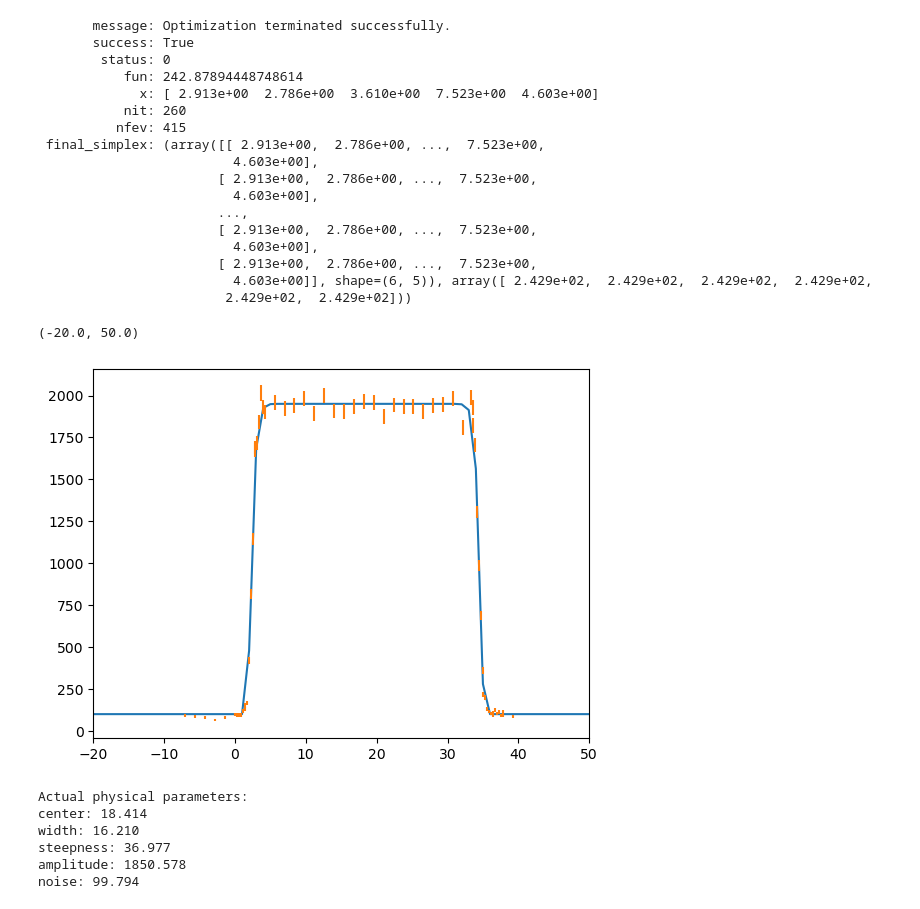
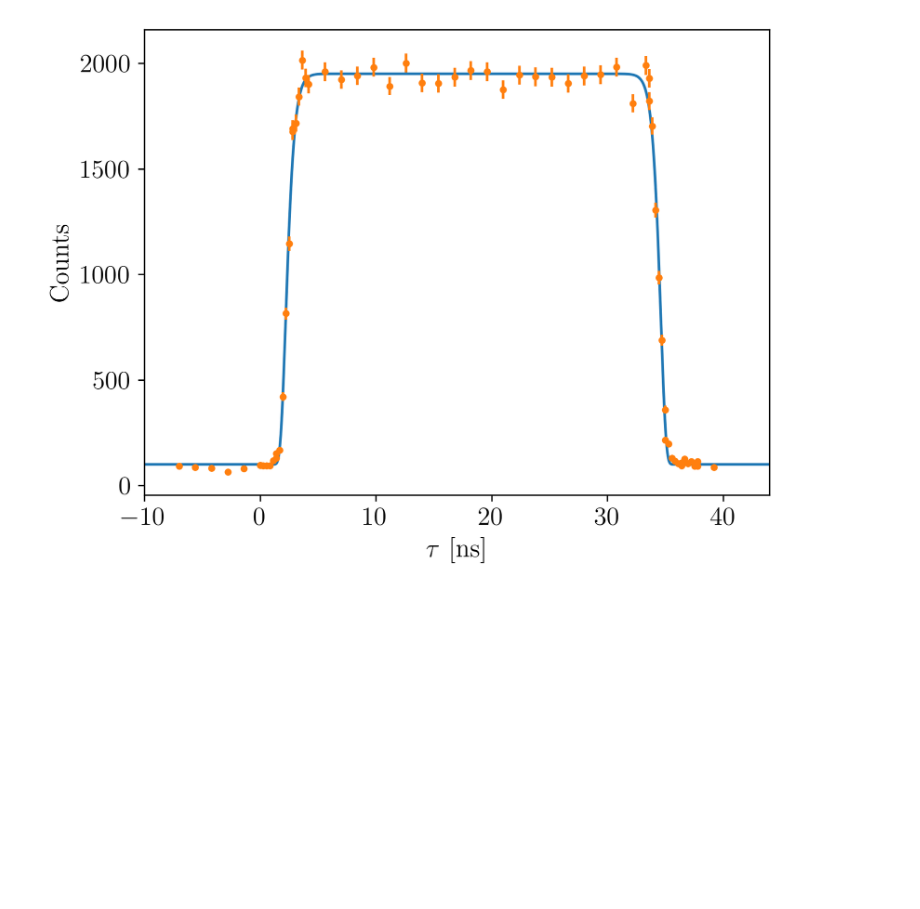
Before and after one commit to andres-luengo/alden-andres-max-most-dangerous-4450-trio, a Jupyter notebook: step_fit.ipynb, the cells around one changed output. Drawn from its saved outputs; the diff is of its cells as text; code cells hidden in the pictures; blank space fills up the shorter version.

```diff
--- a/step_fit.ipynb
+++ b/step_fit.ipynb
@@ -32,7 +12,13 @@ plt.scatter(df['Actual Tau?'], df['Actual Counts'])
+# %%
+#plot settings
+plt.rcParams.update({
+    "text.usetex": True,
+    "font.family": "serif",
+    "text.latex.preamble": r"\usepackage{amsmath}"
+})
+plt.rcParams["font.size"] = 15
 # %%
 def step_model(x, center, width, steepness, amplitude, noise):
     x = np.array(x)
     y = amplitude * np.exp(-((np.abs(x - center) / width)**steepness)) + noise
     return y
-# %%
-p0 = [20, 15, 60, 1800, 100]
@@ -51,46 +29,17 @@ def loss(theta):
     return np.sum((y_data - y_mod)**2/y_data)
 # %%
 opt_res = minimize(lambda p: loss(np.exp(p)), np.log(p0), method="Nelder-Mead")
-
-# opt_res.x = np.exp(opt_res.x)
-opt_res
-# %% [output]
-       message: Optimization terminated successfully.
-       success: True
-        status: 0
-           fun: 242.87894448748614
-             x: [ 2.913e+00  2.786e+00  3.610e+00  7.523e+00  4.603e+00]
-           nit: 260
-          nfev: 415
- final_simplex: (array([[ 2.913e+00,  2.786e+00, ...,  7.523e+00,
-                         4.603e+00],
-                       [ 2.913e+00,  2.786e+00, ...,  7.523e+00,
-                         4.603e+00],
-                       ...,
-                       [ 2.913e+00,  2.786e+00, ...,  7.523e+00,
-                         4.603e+00],
-                       [ 2.913e+00,  2.786e+00, ...,  7.523e+00,
-                         4.603e+00]], shape=(6, 5)), array([ 2.429e+02,  2.429e+02,  2.429e+02,  2.429e+02,
-                        2.429e+02,  2.429e+02]))
 # %%
-x = np.linspace(-70, 70, 141)
+fig, ax = plt.subplots(dpi = 300)
+
+x = np.linspace(-70, 70, 5000)
 y = step_model(x, *np.exp(opt_res.x))
-plt.plot(x, y)
-plt.errorbar(df['Actual Tau?'], df['Actual Counts'], np.sqrt(df['Actual Counts']), ls="")
-plt.xlim(-20, 50)
+ax.plot(x, y)
+ax.errorbar(df['Actual Tau?'], df['Actual Counts'], np.sqrt(df['Actual Counts']), ls="", marker = ".")
+ax.set_xlabel("$\\tau$ [ns]")
+ax.set_ylabel("Counts")
+ax.set_xlim(-10, 44)
+plt.savefig("tau_fit.png")
 # %% [output]
-(-20.0, 50.0)
-[figure, old version]
+[figure, new version]
-# %%
-print("Actual physical parameters:")
-param_labels = ["center", "width", "steepness", "amplitude", "noise"]
-for label, val in zip(param_labels, np.exp(opt_res.x)):
-    print(f"{label}: {val:.3f}")
-# %% [output]
-Actual physical parameters:
-center: 18.414
-width: 16.210
-steepness: 36.977
-amplitude: 1850.578
-noise: 99.794
 # %%
```
Also changed, not shown: parts of 14 cells of this notebook, 1 other file.
